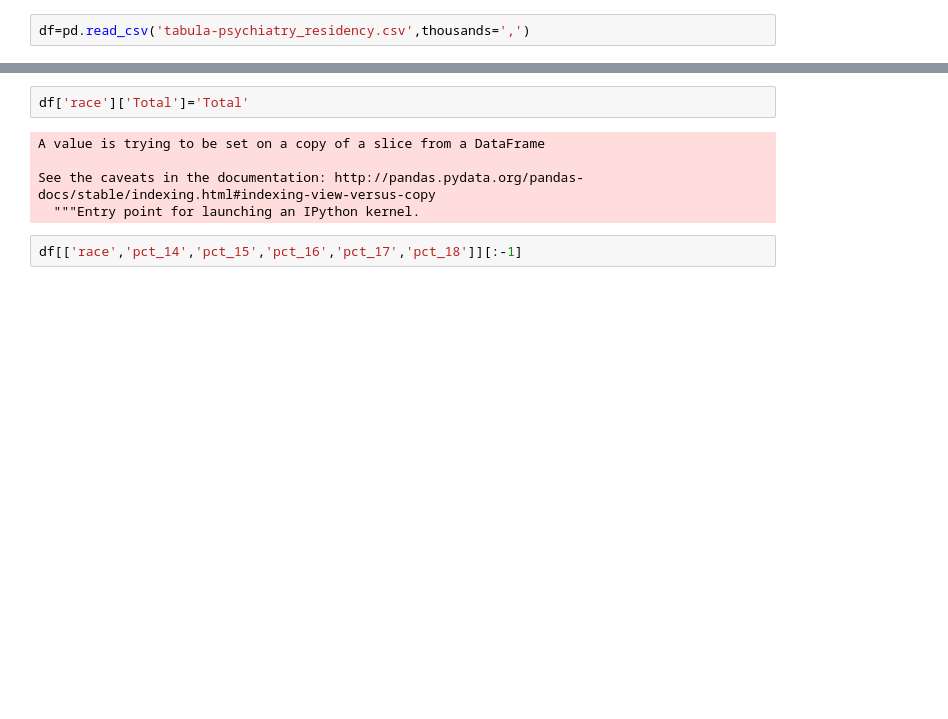
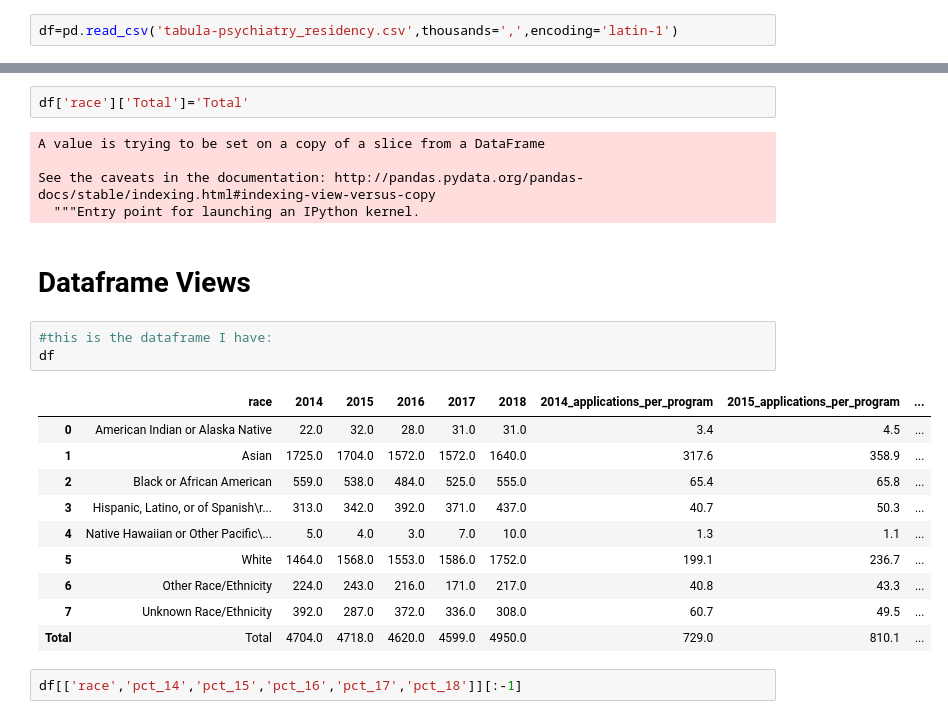
Before and after one commit to lliukrason2/analysis_projects, a Jupyter notebook: psychiatrists_diversity/residency_applicants_visualization.ipynb, the cells around one changed output, grey strips where cells are left out. Cells and saved outputs as stored; diff of their text form; blank space fills up the shorter version.

```diff
--- a/psychiatrists_diversity/residency_applicants_visualization.ipynb
+++ b/psychiatrists_diversity/residency_applicants_visualization.ipynb
@@ -15,2 +21,2 @@ matplotlib.rcParams['pdf.fonttype'] = 42
 # %%
-df=pd.read_csv('tabula-psychiatry_residency.csv',thousands=',')
+df=pd.read_csv('tabula-psychiatry_residency.csv',thousands=',',encoding='latin-1')
@@ -41,6 +49,22 @@ A value is trying to be set on a copy of a slice from a DataFrame
 
 See the caveats in the documentation: http://pandas.pydata.org/pandas-docs/stable/indexing.html#indexing-view-versus-copy
   """Entry point for launching an IPython kernel.
+# %% [markdown]
+# Dataframe Views
+# %%
+#this is the dataframe I have:
+df
+# %% [output]
+|  | race | 2014 | 2015 | 2016 | 2017 | 2018 | 2014_applications_per_program | 2015_applications_per_program | ... |
+| 0 | American Indian or Alaska Native | 22.0 | 32.0 | 28.0 | 31.0 | 31.0 | 3.4 | 4.5 | ... |
+| 1 | Asian | 1725.0 | 1704.0 | 1572.0 | 1572.0 | 1640.0 | 317.6 | 358.9 | ... |
+| 2 | Black or African American | 559.0 | 538.0 | 484.0 | 525.0 | 555.0 | 65.4 | 65.8 | ... |
+| 3 | Hispanic, Latino, or of Spanish\r... | 313.0 | 342.0 | 392.0 | 371.0 | 437.0 | 40.7 | 50.3 | ... |
+| 4 | Native Hawaiian or Other Pacific\... | 5.0 | 4.0 | 3.0 | 7.0 | 10.0 | 1.3 | 1.1 | ... |
+| 5 | White | 1464.0 | 1568.0 | 1553.0 | 1586.0 | 1752.0 | 199.1 | 236.7 | ... |
+| 6 | Other Race/Ethnicity | 224.0 | 243.0 | 216.0 | 171.0 | 217.0 | 40.8 | 43.3 | ... |
+| 7 | Unknown Race/Ethnicity | 392.0 | 287.0 | 372.0 | 336.0 | 308.0 | 60.7 | 49.5 | ... |
+| Total | Total | 4704.0 | 4718.0 | 4620.0 | 4599.0 | 4950.0 | 729.0 | 810.1 | ... |
 # %%
 df[['race','pct_14','pct_15','pct_16','pct_17','pct_18']][:-1]
 # %% [output]
```
Also changed, not shown: parts of 18 cells of this notebook, 8 other files.
